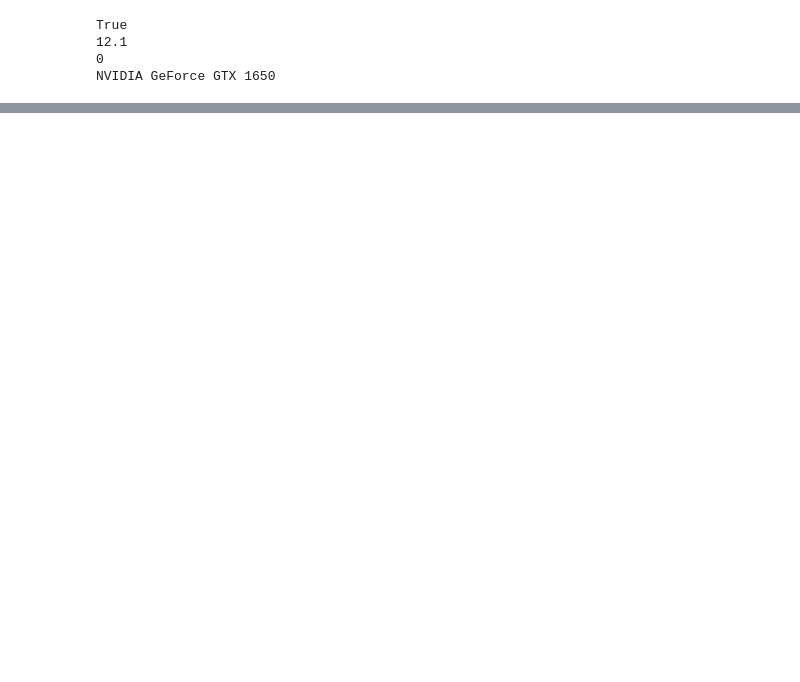
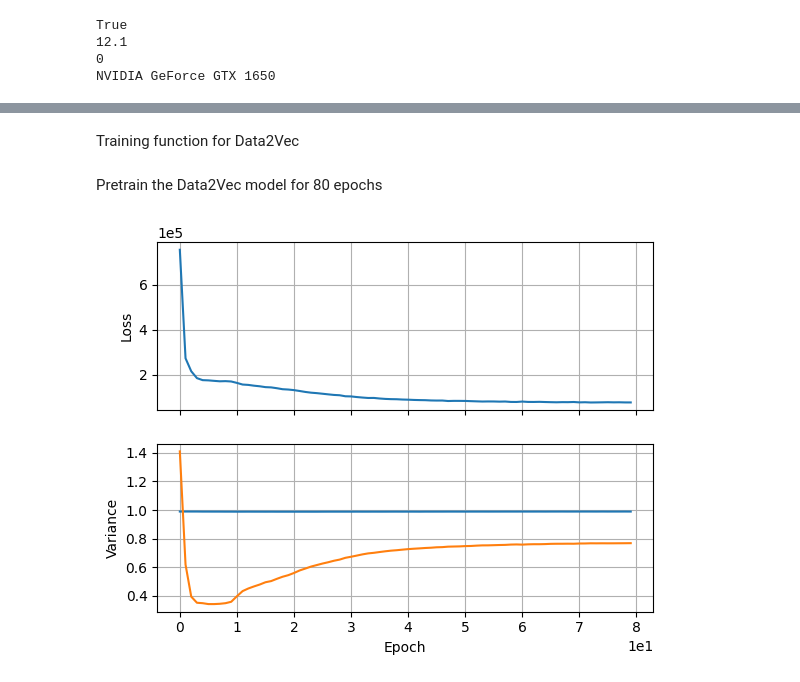
Before and after one commit to sameerhashmi36/Deep_Learning_AAU, a Jupyter notebook: self_supervised_learning/ssl_data2vec_kws.ipynb, the cells around one changed output, grey strips where cells are left out. Drawn from its saved outputs; the diff is of its cells as text; code cells hidden in the pictures; blank space fills up the shorter version.

```diff
--- a/self_supervised_learning/ssl_data2vec_kws.ipynb
+++ b/self_supervised_learning/ssl_data2vec_kws.ipynb
@@ -892,0 +913,12 @@ for epoch in (progress_bar := tqdm(range(epochs), unit="Epoch")):
+# %%
+data2vec_hparams = {"model_embed_dim": 64,
+           "ema_decay": 0.999,
+           "ema_end_decay": 0.9999,
+           "ema_anneal_end_step": 1000,
+           "average_top_k_layers": 8,
+           "normalize_targets": True}
+
+mask_hparams = {"mask_prob": 0.65,
+                "mask_length": 10,
+                "attention_mask": None,
+                "min_masks": 0}
@@ -892,0 +927,4 @@ for epoch in (progress_bar := tqdm(range(epochs), unit="Epoch")):
+# %%
+kwt_SSL = KWT(**kwt_hparams)
+data2vec = Data2Vec(encoder=kwt_SSL,
+                    **data2vec_hparams)
@@ -892,0 +933,2 @@ for epoch in (progress_bar := tqdm(range(epochs), unit="Epoch")):
+# %%
+mask_generator = AudioMaskingGenerator(**mask_hparams)
@@ -892,0 +937,13 @@ for epoch in (progress_bar := tqdm(range(epochs), unit="Epoch")):
+# %%
+pretrain_loader = DataLoader(pretrain_set, shuffle=True, batch_size=512, num_workers=2, pin_memory=True, collate_fn=collate_fn)
+
+criterion_data2vec = nn.MSELoss(reduction="none")
+
+parameters_data2vec = data2vec.parameters()
+optimizer_data2vec = torch.optim.Adam(parameters_data2vec,
+                                      lr=0.0005,
+                                      betas=(0.9, 0.98),
+                                      eps=0.000001,
+                                      weight_decay=0.01)
+# %% [markdown]
+Training function for Data2Vec
@@ -892,0 +996,2 @@ for epoch in (progress_bar := tqdm(range(epochs), unit="Epoch")):
+# %% [markdown]
+Pretrain the Data2Vec model for 80 epochs
@@ -892,0 +1058,4 @@ for epoch in (progress_bar := tqdm(range(epochs), unit="Epoch")):
+# %%
+plot_loss_and_variance(losses_data2vec, target_vars, prediction_vars, grid=True)
+# %% [output]
+[figure, added]
```
Also changed, not shown: parts of 19 cells of this notebook.
